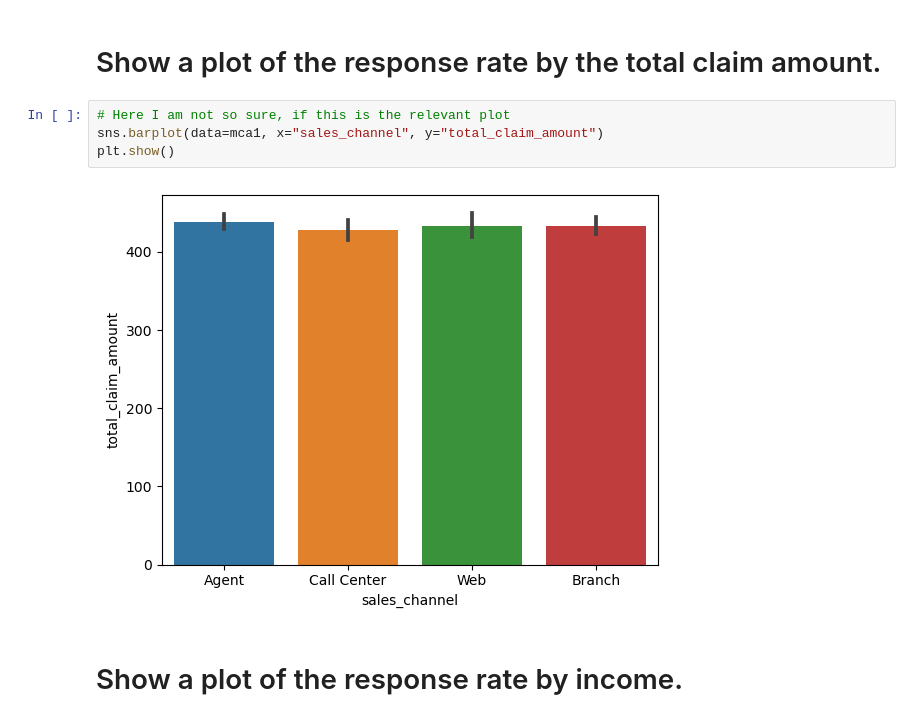
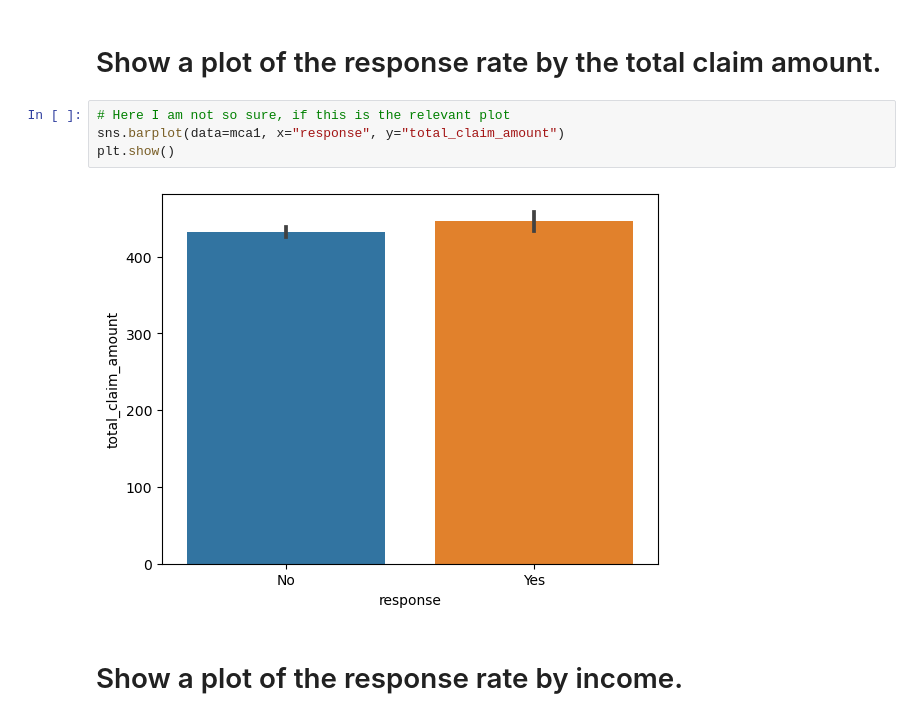
Before and after one commit to belma/lab-customer-analysis-round-3, a Jupyter notebook: Result_Customer_Analysis_Round_3.ipynb, the cells around one changed output. Saved outputs shown, nothing was run; the diff lists cells and outputs as text.

```diff
--- a/Result_Customer_Analysis_Round_3.ipynb
+++ b/Result_Customer_Analysis_Round_3.ipynb
@@ -241,10 +237,10 @@ sns.catplot(
 # Show a plot of the response rate by the total claim amount.
 # %%
 # Here I am not so sure, if this is the relevant plot
-sns.barplot(data=mca1, x="sales_channel", y="total_claim_amount")
+sns.barplot(data=mca1, x="response", y="total_claim_amount")
 plt.show()
 # %% [output]
-[figure, old version]
+[figure, new version]
 # %% [markdown]
 # Show a plot of the response rate by income.
 # %%
```
Also changed, not shown: parts of 1 cell of this notebook.
